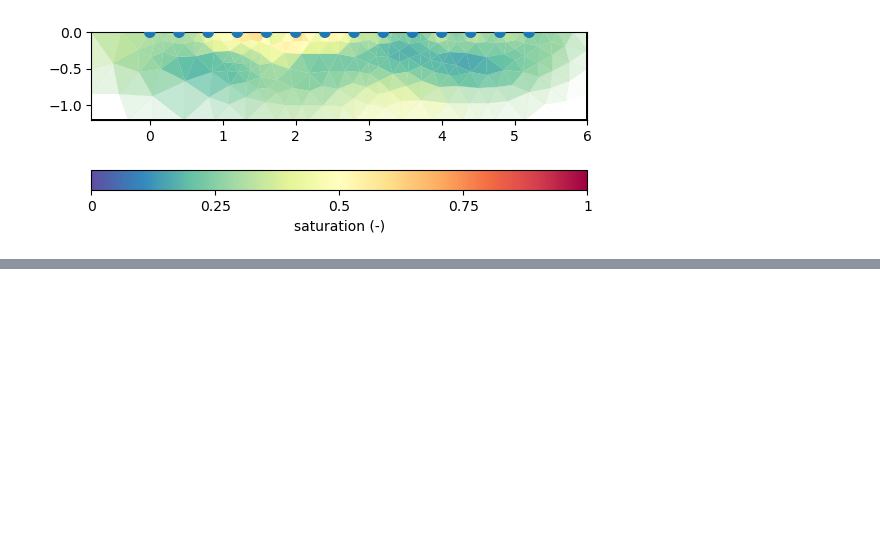
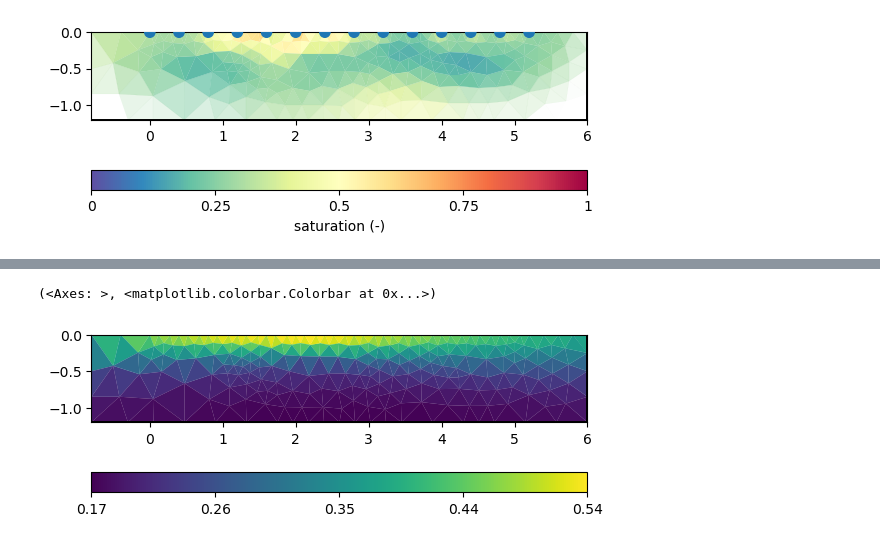
Before and after one commit to gimli-org/SEGwebinar, a Jupyter notebook: data/mulda/chpetro.ipynb, the cells around one changed output, grey strips where cells are left out. Drawn from its saved outputs; the diff is of its cells as text; code cells hidden in the pictures; blank space fills up the shorter version.

Commit message:
finish subnotebook on petro and prior inversion

```diff
--- a/data/mulda/chpetro.ipynb
+++ b/data/mulda/chpetro.ipynb
@@ -94,3 +94,11 @@ mgr.showModel(model, cMin=0, cMax=1, logScale=0, label="saturation (-)")
 18/03/24 - 11:39:03 - pyGIMLi - INFO - Region with smallest marker set to background (marker=1)
 (<Axes: >, <matplotlib.colorbar.Colorbar at 0x...>)
 [figure]
+# %%
+xpos = [1, 1.5, 2, 2.5]
+pos = np.array([[x, -0.1] for x in xpos] + [[x, -0.5] for x in xpos])
+pointSat = pg.cat(np.ones_like(xpos) * 0.5, np.ones_like(xpos) * 0.2)
+# %%
+invmesh = mgr.paraDomain
+invmesh["marker"] = 0
+pointFop = pg.frameworks.PriorModelling(invmesh, pos)
@@ -96,0 +107,6 @@ mgr.showModel(model, cMin=0, cMax=1, logScale=0, label="saturation (-)")
+# %%
+invP = pg.Inversion(fop=pointFop)
+invP.setRegularization(correlationLengths=[3, 0.5])
+modelP = invP.run(pointSat, absoluteError=0.03)
+pg.show(invmesh, modelP)
+# %% [output]
@@ -96,0 +119,2 @@ mgr.showModel(model, cMin=0, cMax=1, logScale=0, label="saturation (-)")
+(<Axes: >, <matplotlib.colorbar.Colorbar at 0x...>)
+[figure, added]
```
Also changed, not shown: parts of 5 cells of this notebook.
